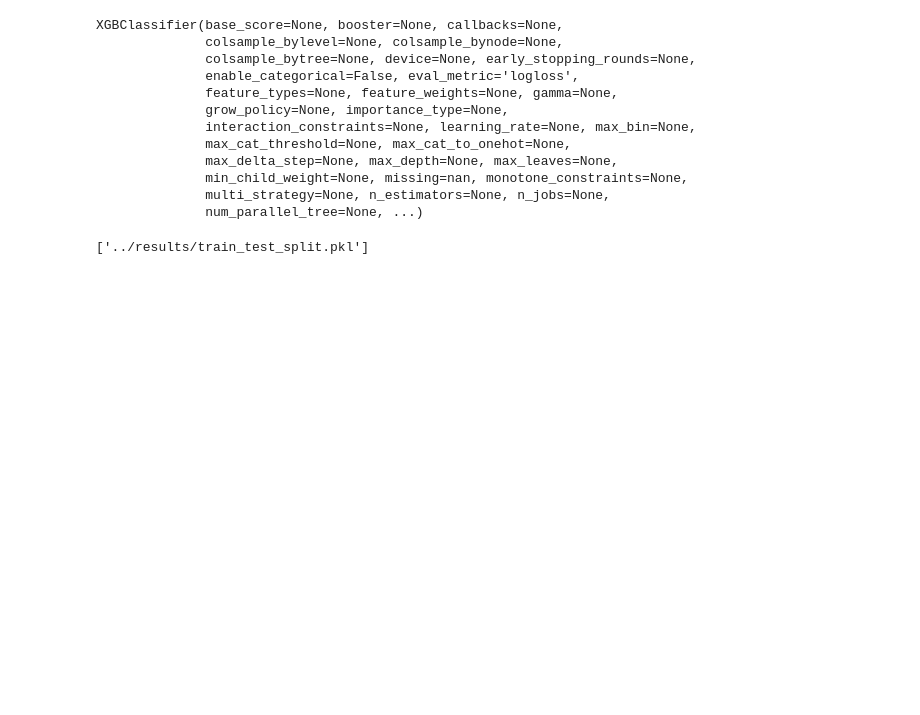
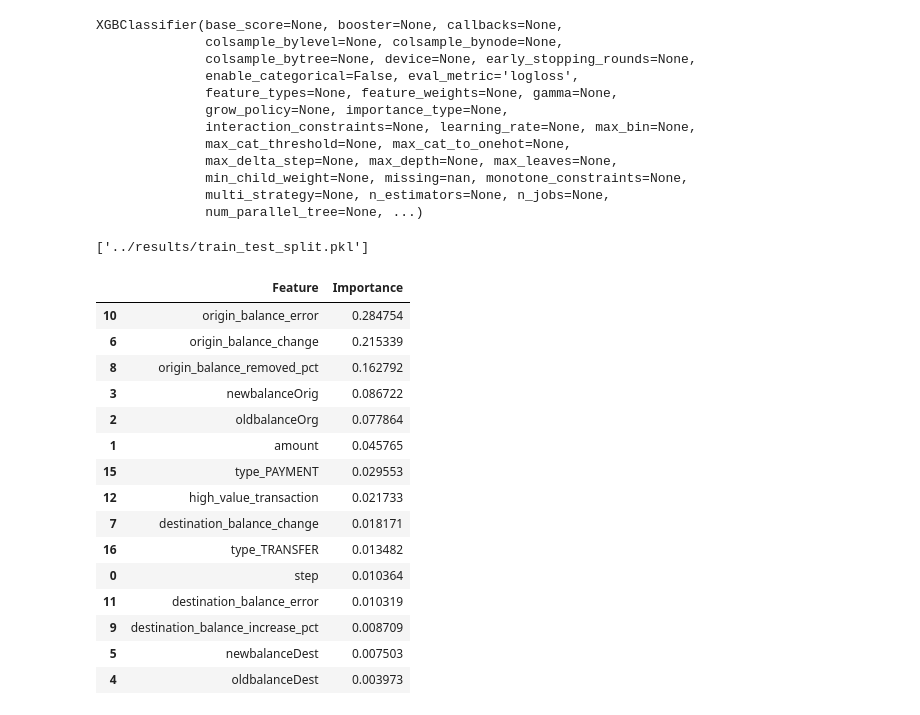
Before and after one commit to wjbalduf/fraud-detection-system, a Jupyter notebook: notebooks/03_Modeling.ipynb, the cells around one changed output. Drawn from its saved outputs; the diff is of its cells as text; code cells hidden in the pictures; blank space fills up the shorter version.

Commit message:
Model Eval

```diff
--- a/notebooks/03_Modeling.ipynb
+++ b/notebooks/03_Modeling.ipynb
@@ -39,7 +39,7 @@ memory usage: 922.3 MB
 | 4 | 1 | 11668.14 | 41554.0 | 29885.86 | 0.0 | 0.0 | 0 | ... |
 # %%
 #Seprates target and features
-X = df.drop(columns="isFraud")
+X = df.drop(columns=["isFraud", "isFlaggedFraud"])
 
 y = df["isFraud"]
 # %%
@@ -201,3 +201,32 @@ results.to_csv(
     "../results/model_predictions.csv",
     index=False
 )
+# %%
+feature_importance = pd.DataFrame({
+    "Feature": X_train.columns,
+    "Importance": rf_model.feature_importances_
+})
+
+feature_importance = feature_importance.sort_values(
+    by="Importance",
+    ascending=False
+)
+
+feature_importance.head(15)
+# %% [output]
+|  | Feature | Importance |
+| 10 | origin_balance_error | 0.284754 |
+| 6 | origin_balance_change | 0.215339 |
+| 8 | origin_balance_removed_pct | 0.162792 |
+| 3 | newbalanceOrig | 0.086722 |
+| 2 | oldbalanceOrg | 0.077864 |
+| 1 | amount | 0.045765 |
+| 15 | type_PAYMENT | 0.029553 |
+| 12 | high_value_transaction | 0.021733 |
+| 7 | destination_balance_change | 0.018171 |
+| 16 | type_TRANSFER | 0.013482 |
+| 0 | step | 0.010364 |
+| 11 | destination_balance_error | 0.010319 |
+| 9 | destination_balance_increase_pct | 0.008709 |
+| 5 | newbalanceDest | 0.007503 |
+| 4 | oldbalanceDest | 0.003973 |
```
Also changed, not shown: parts of 1 cell of this notebook, 17 other files.
